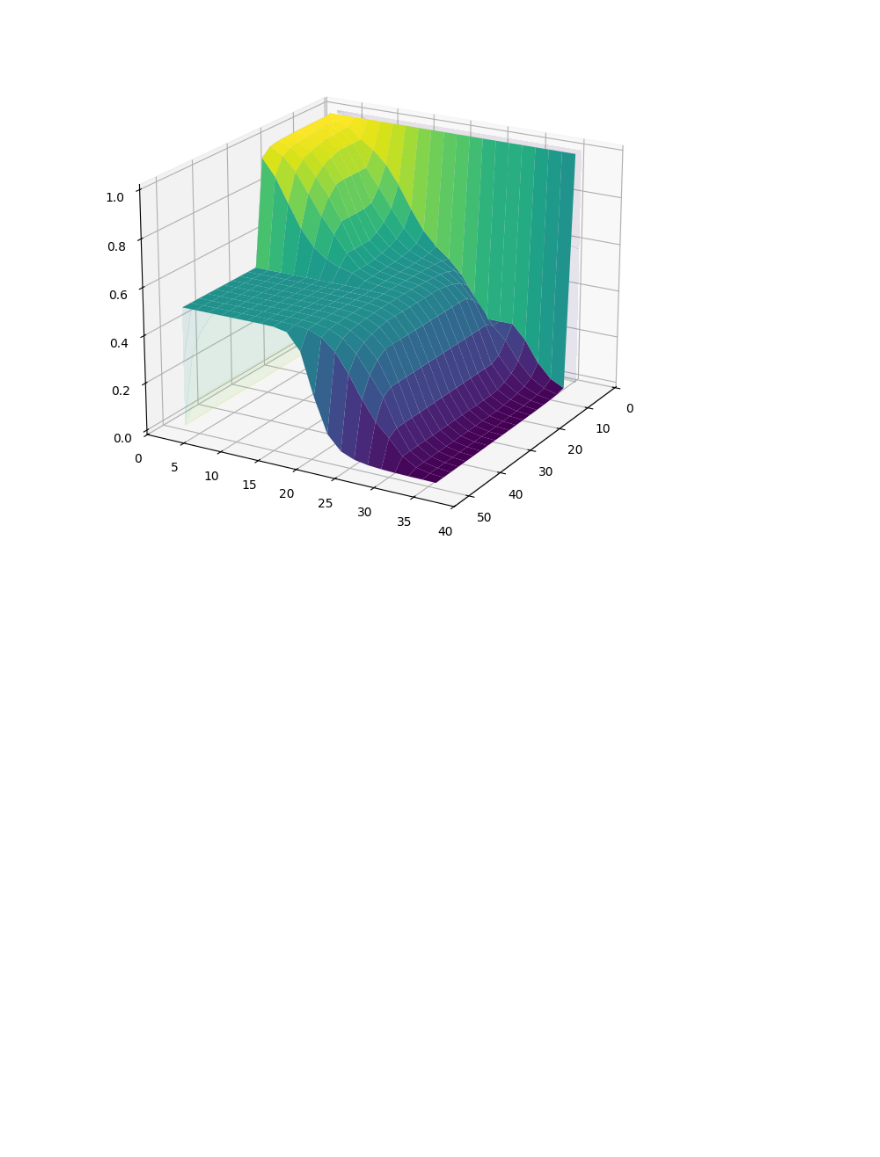
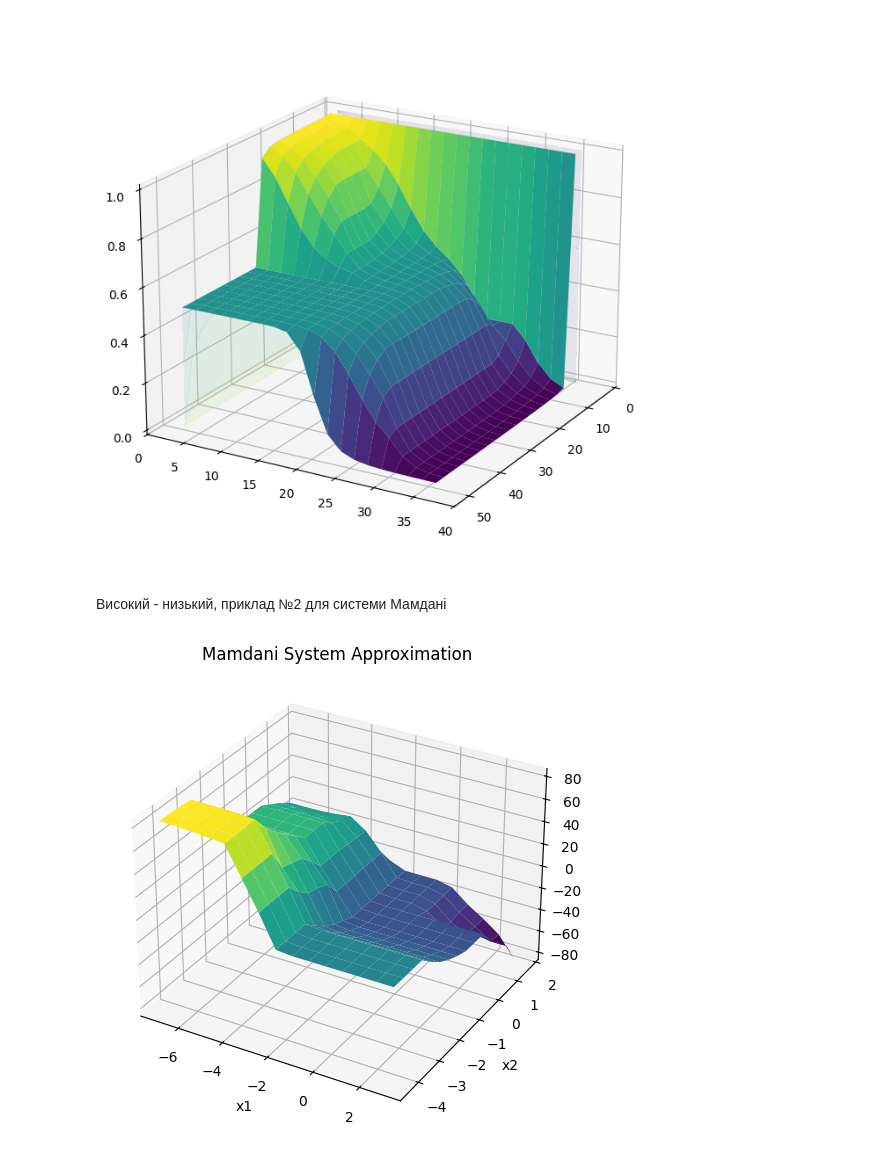
Before and after one commit to volodymyrkir/fuzzy_models_and_processing, a Jupyter notebook: lab_4/lab_4.ipynb, the cells around one changed output. Drawn from its saved outputs; the diff is of its cells as text; code cells hidden in the pictures; blank space fills up the shorter version.

```diff
--- a/lab_4/lab_4.ipynb
+++ b/lab_4/lab_4.ipynb
@@ -257,3 +257,67 @@ cset = ax.contourf(x, y, z, zdir='y', offset=3, cmap='viridis', alpha=0.1)
 ax.view_init(20, 30)
 # %% [output]
 [figure]
+# %% [markdown]
+Високий - низький, приклад №2 для системи Мамдані
+# %%
+x1_mam = ctrl.Antecedent(np.linspace(-7, 3, 100), 'x1')
+x2_mam = ctrl.Antecedent(np.linspace(-4.4, 1.7, 100), 'x2')
+y_mam = ctrl.Consequent(np.linspace(-100, 100, 100), 'y')
+
+
+x1_mam['Low'] = fuzz.trimf(x1_mam.universe, [-7, -7, -2])
+x1_mam['Medium'] = fuzz.trimf(x1_mam.universe, [-4, 0, 3])
+x1_mam['High'] = fuzz.trimf(x1_mam.universe, [0, 3, 3])
+
+x2_mam['Low'] = fuzz.trimf(x2_mam.universe, [-4.4, -4.4, -1])
+x2_mam['Medium'] = fuzz.trimf(x2_mam.universe, [-3, 0, 1.7])
+x2_mam['High'] = fuzz.trimf(x2_mam.universe, [0, 1.7, 1.7])
+
+y_mam['Very_Low'] = fuzz.trimf(y_mam.universe, [-100, -100, -50])
+y_mam['Low'] = fuzz.trimf(y_mam.universe, [-60, -30, 0])
+y_mam['Medium'] = fuzz.trimf(y_mam.universe, [-20, 0, 20])
+y_mam['High'] = fuzz.trimf(y_mam.universe, [0, 30, 60])
+y_mam['Very_High'] = fuzz.trimf(y_mam.universe, [50, 100, 100])
+
+rules = [
+    ctrl.Rule(x1_mam['Low'] & x2_mam['Low'], y_mam['Very_High']),
+    ctrl.Rule(x1_mam['Low'] & x2_mam['Medium'], y_mam['High']),
+    ctrl.Rule(x1_mam['Low'] & x2_mam['High'], y_mam['Medium']),
+    ctrl.Rule(x1_mam['Medium'] & x2_mam['Low'], y_mam['Medium']),
+    ctrl.Rule(x1_mam['Medium'] & x2_mam['Medium'], y_mam['Low']),
+    ctrl.Rule(x1_mam['Medium'] & x2_mam['High'], y_mam['Low']),
+    ctrl.Rule(x1_mam['High'] & x2_mam['Low'], y_mam['Medium']),
+    ctrl.Rule(x1_mam['High'] & x2_mam['Medium'], y_mam['Low']),
+    ctrl.Rule(x1_mam['High'] & x2_mam['High'], y_mam['Very_Low'])
+]
+
+
+mam_sys = ctrl.ControlSystem(rules)
+mam_sim = ctrl.ControlSystemSimulation(mam_sys)
+
+n = 15
+x1_vals = np.linspace(-7, 3, n)
+x2_vals = np.linspace(-4.4, 1.7, n)
+y_vals = np.zeros((n, n))
+
+for i in range(n):
+    for j in range(n):
+        mam_sim.input['x1'] = x1_vals[i]
+        mam_sim.input['x2'] = x2_vals[j]
+        mam_sim.compute()
+        if not mam_sim.output:
+            print(mam_sim.input)
+        else:
+            y_vals[i,j] = mam_sim.output['y']
+
+fig = plt.figure(figsize=(12, 6))
+ax = fig.add_subplot(111, projection='3d')
+X, Y = np.meshgrid(x1_vals, x2_vals)
+ax.plot_surface(X, Y, y_vals.T, cmap='viridis')
+ax.set_xlabel('x1')
+ax.set_ylabel('x2')
+ax.set_zlabel('y')
+ax.set_title('Mamdani System Approximation')
+plt.show()
+# %% [output]
+[figure, added]
```
Also changed, not shown: parts of 2 cells of this notebook.
